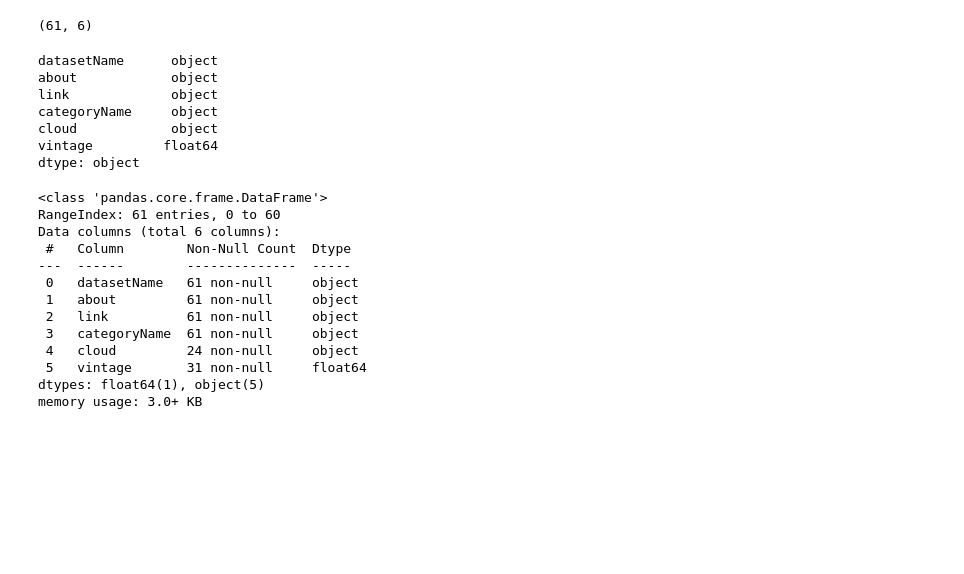
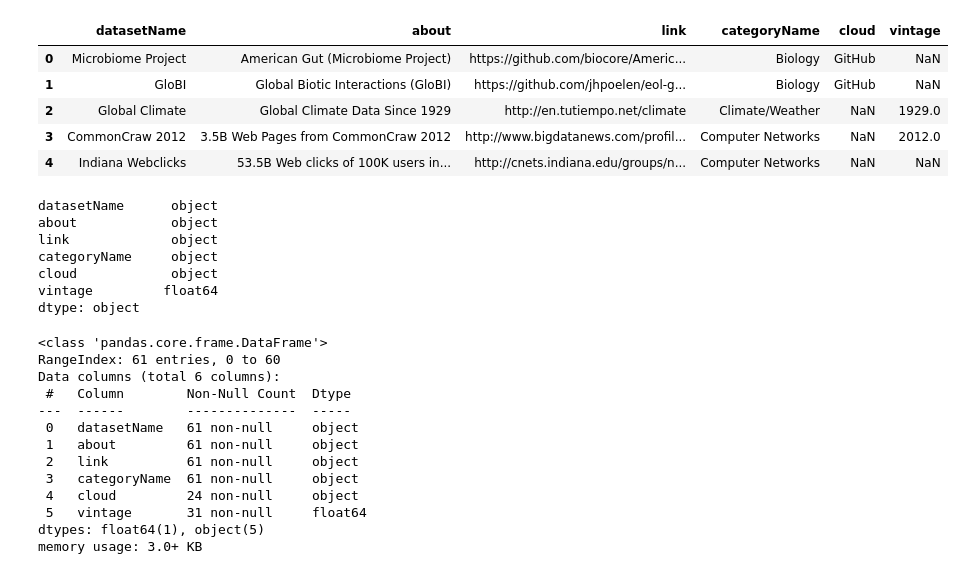
Before and after one commit to ESET0118/Basic-Training, a Jupyter notebook: AI ML/ExploratoryDataAnalysis.ipynb, the cells around one changed output. Saved outputs shown, nothing was run; the diff lists cells and outputs as text; code cells hidden in the pictures; blank space fills up the shorter version.

```diff
--- a/AI ML/ExploratoryDataAnalysis.ipynb
+++ b/AI ML/ExploratoryDataAnalysis.ipynb
@@ -5,9 +5,14 @@ import seaborn as sns
 import matplotlib.pyplot as plt
 # %%
 df=pd.read_csv('datasets.csv')
-df.shape
+df.head()
 # %% [output]
-(61, 6)
+|  | datasetName | about | link | categoryName | cloud | vintage |
+| 0 | Microbiome Project | American Gut (Microbiome Project) | https://github.com/biocore/Americ... | Biology | GitHub | NaN |
+| 1 | GloBI | Global Biotic Interactions (GloBI) | https://github.com/jhpoelen/eol-g... | Biology | GitHub | NaN |
+| 2 | Global Climate | Global Climate Data Since 1929 | http://en.tutiempo.net/climate | Climate/Weather | NaN | 1929.0 |
+| 3 | CommonCraw 2012 | 3.5B Web Pages from CommonCraw 2012 | http://www.bigdatanews.com/profil... | Computer Networks | NaN | 2012.0 |
+| 4 | Indiana Webclicks | 53.5B Web clicks of 100K users in... | http://cnets.indiana.edu/groups/n... | Computer Networks | NaN | NaN |
 # %%
 df.dtypes
 # %% [output]
```
Also changed, not shown: parts of 2 cells of this notebook, 11 other files.
